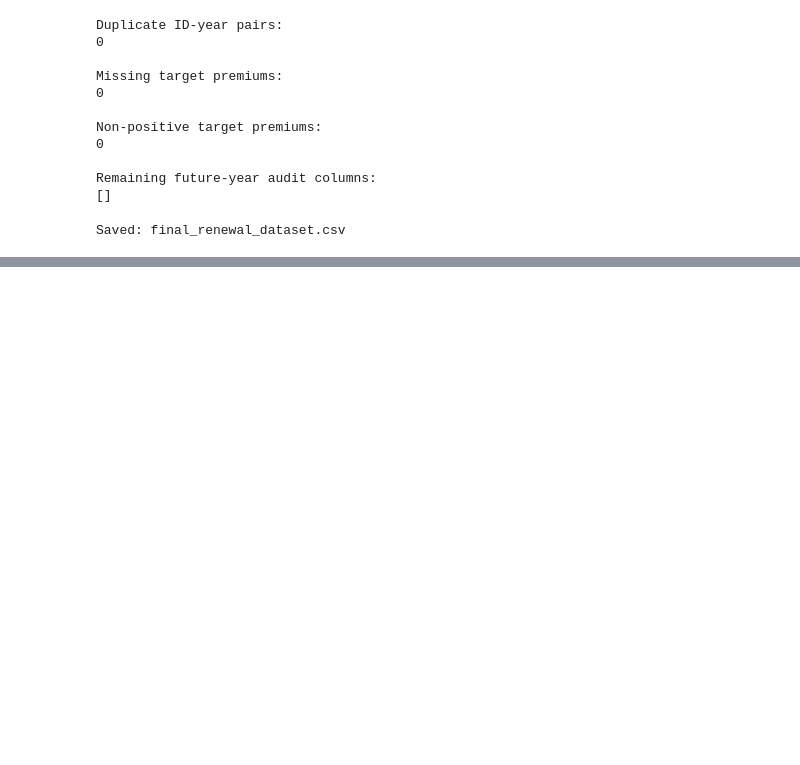
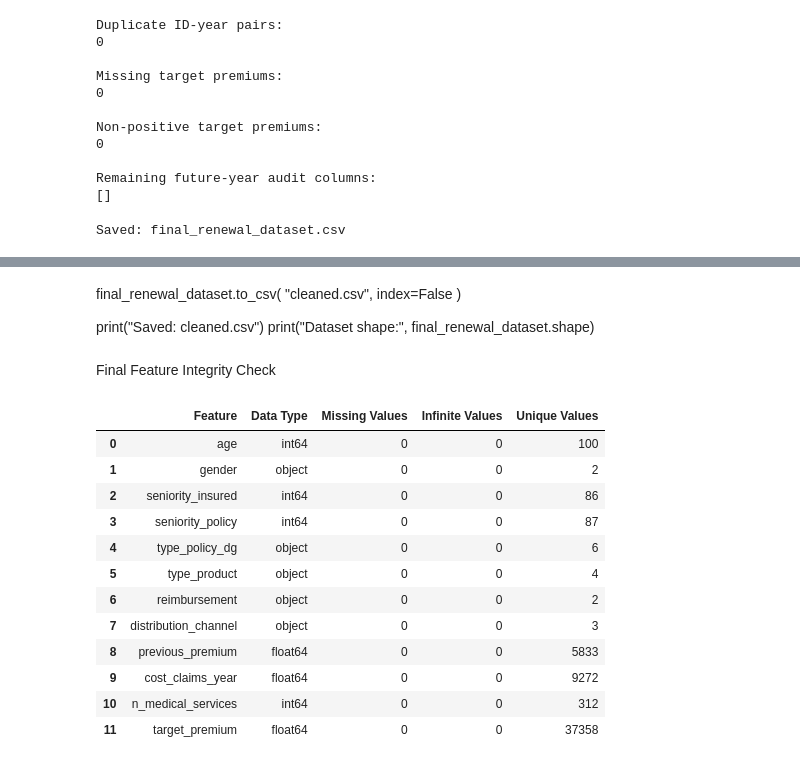
Before and after one commit to Aum-Tailor/ML-Health-Insurance, a Jupyter notebook: Cleaning.ipynb, the cells around one changed output, grey strips where cells are left out. Cells and saved outputs as stored; diff of their text form; code cells hidden in the pictures; blank space fills up the shorter version.

```diff
--- a/Cleaning.ipynb
+++ b/Cleaning.ipynb
@@ -1256,0 +1232,15 @@ Saved: final_renewal_dataset.csv
+# %%
+final_renewal_dataset = final_renewal_df[
+    final_renewal_df["age_difference"].isin([0, 1])
+].copy()
+
+final_renewal_dataset.reset_index(drop=True, inplace=True)
+
+print("Before cleaning:", len(final_renewal_df))
+print("After cleaning:", len(final_renewal_dataset))
+print("Rows removed:", len(final_renewal_df) - len(final_renewal_dataset))
+
+print(
+    "Remaining unusual age differences:",
+    (~final_renewal_dataset["age_difference"].isin([0, 1])).sum()
+)
@@ -1256,0 +1262,61 @@ Saved: final_renewal_dataset.csv
+# %% [markdown]
+final_renewal_dataset.to_csv(
+    "cleaned.csv",
+    index=False
+)
+
+print("Saved: cleaned.csv")
+print("Dataset shape:", final_renewal_dataset.shape)
+# %% [markdown]
+Final Feature Integrity Check
+# %%
+candidate_features = [
+    "age",
+    "gender",
+    "seniority_insured",
+    "seniority_policy",
+    "type_policy_dg",
+    "type_product",
+    "reimbursement",
+    "distribution_channel",
+    "previous_premium",
+    "cost_claims_year",
+    "n_medical_services"
+]
+
+columns = candidate_features + ["target_premium"]
+
+results = []
+
+for col in columns:
+    s = final_renewal_dataset[col]
+
+    results.append({
+        "Feature": col,
+        "Data Type": str(s.dtype),
+        "Missing Values": s.isna().sum(),
+        "Infinite Values": (
+            np.isinf(s).sum()
+            if pd.api.types.is_numeric_dtype(s)
+            else 0
+        ),
+        "Unique Values": s.nunique(dropna=True)
+    })
+
+integrity_report = pd.DataFrame(results)
+
+display(integrity_report)
+# %% [output]
+|  | Feature | Data Type | Missing Values | Infinite Values | Unique Values |
+| 0 | age | int64 | 0 | 0 | 100 |
+| 1 | gender | object | 0 | 0 | 2 |
+| 2 | seniority_insured | int64 | 0 | 0 | 86 |
+| 3 | seniority_policy | int64 | 0 | 0 | 87 |
+| 4 | type_policy_dg | object | 0 | 0 | 6 |
+| 5 | type_product | object | 0 | 0 | 4 |
+| 6 | reimbursement | object | 0 | 0 | 2 |
+| 7 | distribution_channel | object | 0 | 0 | 3 |
+| 8 | previous_premium | float64 | 0 | 0 | 5833 |
+| 9 | cost_claims_year | float64 | 0 | 0 | 9272 |
+| 10 | n_medical_services | int64 | 0 | 0 | 312 |
+| 11 | target_premium | float64 | 0 | 0 | 37358 |
```
Also changed, not shown: parts of 24 cells of this notebook, 3 other files.
